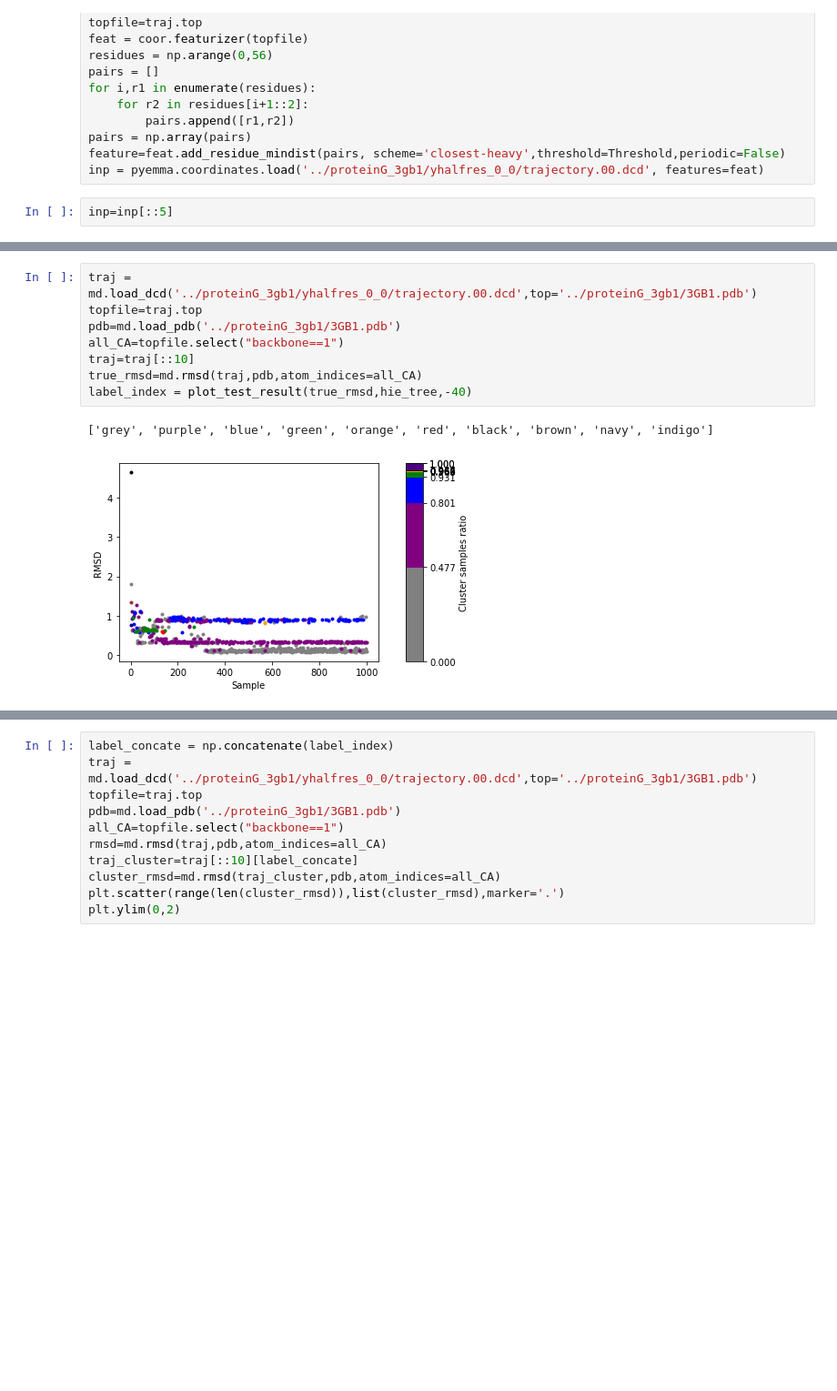
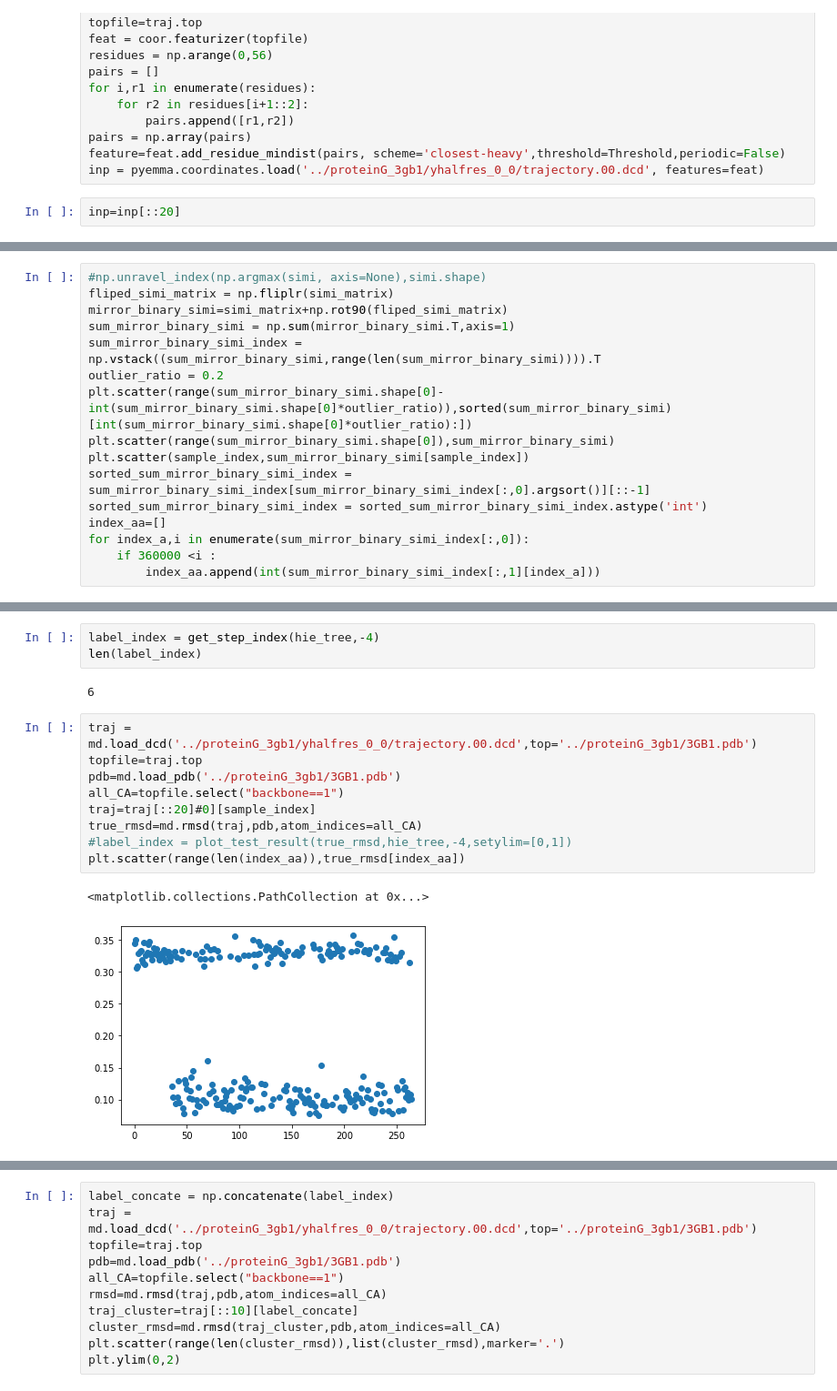
Before and after one commit to PDNALab/extended-ensemble, a Jupyter notebook: Hierachical_clustering.ipynb, the cells around one changed output, grey strips where cells are left out. Shown at 91% size. Drawn from its saved outputs; the diff is of its cells as text; blank space fills up the shorter version.

```diff
--- a/Hierachical_clustering.ipynb
+++ b/Hierachical_clustering.ipynb
@@ -35,7 +35,7 @@ pairs = np.array(pairs)
 feature=feat.add_residue_mindist(pairs, scheme='closest-heavy',threshold=Threshold,periodic=False)
 inp = pyemma.coordinates.load('../proteinG_3gb1/yhalfres_0_0/trajectory.00.dcd', features=feat)
 # %%
-inp=inp[::5]
+inp=inp[::20]
 # %%
 # %%timeit -n1 -r1
 
@@ -103,0 +91,16 @@ array([[  0.,   0.,   0., ...,   0.,   0.,   0.],
+# %%
+#np.unravel_index(np.argmax(simi, axis=None),simi.shape)
+fliped_simi_matrix = np.fliplr(simi_matrix)
+mirror_binary_simi=simi_matrix+np.rot90(fliped_simi_matrix)
+sum_mirror_binary_simi = np.sum(mirror_binary_simi.T,axis=1)
+sum_mirror_binary_simi_index = np.vstack((sum_mirror_binary_simi,range(len(sum_mirror_binary_simi)))).T
+outlier_ratio = 0.2
+plt.scatter(range(sum_mirror_binary_simi.shape[0]-int(sum_mirror_binary_simi.shape[0]*outlier_ratio)),sorted(sum_mirror_binary_simi)[int(sum_mirror_binary_simi.shape[0]*outlier_ratio):])
+plt.scatter(range(sum_mirror_binary_simi.shape[0]),sum_mirror_binary_simi)
+plt.scatter(sample_index,sum_mirror_binary_simi[sample_index])
+sorted_sum_mirror_binary_simi_index = sum_mirror_binary_simi_index[sum_mirror_binary_simi_index[:,0].argsort()][::-1]
+sorted_sum_mirror_binary_simi_index = sorted_sum_mirror_binary_simi_index.astype('int')
+index_aa=[]
+for index_a,i in enumerate(sum_mirror_binary_simi_index[:,0]):
+    if 360000 <i :
+        index_aa.append(int(sum_mirror_binary_simi_index[:,1][index_a]))
@@ -232,14 +270,20 @@ def plot_test_result(true_rmsd,hie_tree,cluster_step,save=False):
     if save:
         plt.savefig('simi_threshold_tree.png')
     return label_index
+# %%
+label_index = get_step_index(hie_tree,-4)
+len(label_index)
+# %% [output]
+6
 # %%
 traj = md.load_dcd('../proteinG_3gb1/yhalfres_0_0/trajectory.00.dcd',top='../proteinG_3gb1/3GB1.pdb')
 topfile=traj.top
 pdb=md.load_pdb('../proteinG_3gb1/3GB1.pdb')
 all_CA=topfile.select("backbone==1")
-traj=traj[::10]
+traj=traj[::20]#0][sample_index]
 true_rmsd=md.rmsd(traj,pdb,atom_indices=all_CA)
-label_index = plot_test_result(true_rmsd,hie_tree,-40)
+#label_index = plot_test_result(true_rmsd,hie_tree,-4,setylim=[0,1])
+plt.scatter(range(len(index_aa)),true_rmsd[index_aa])
 # %% [output]
-['grey', 'purple', 'blue', 'green', 'orange', 'red', 'black', 'brown', 'navy', 'indigo']
+<matplotlib.collections.PathCollection at 0x...>
-[figure, old version]
+[figure, new version]
```
Also changed, not shown: parts of 38 cells of this notebook, 7 other files.
